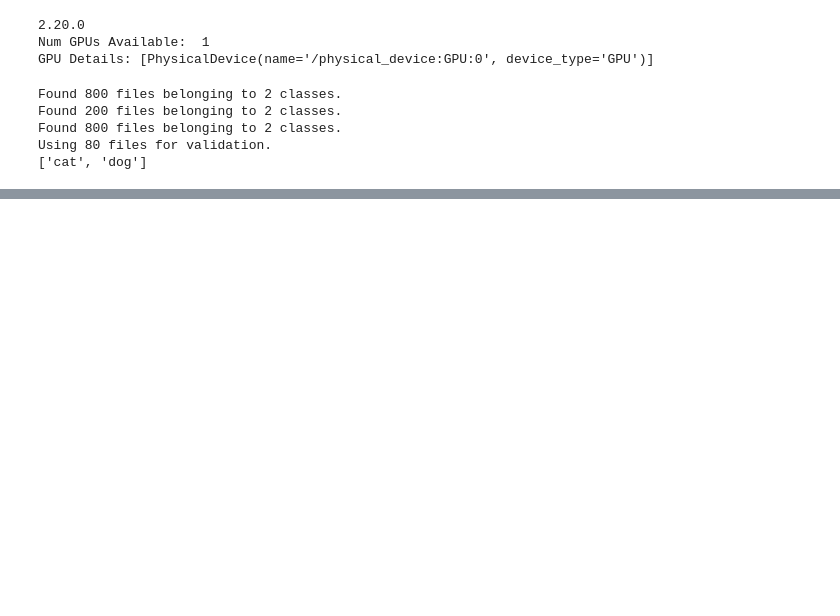
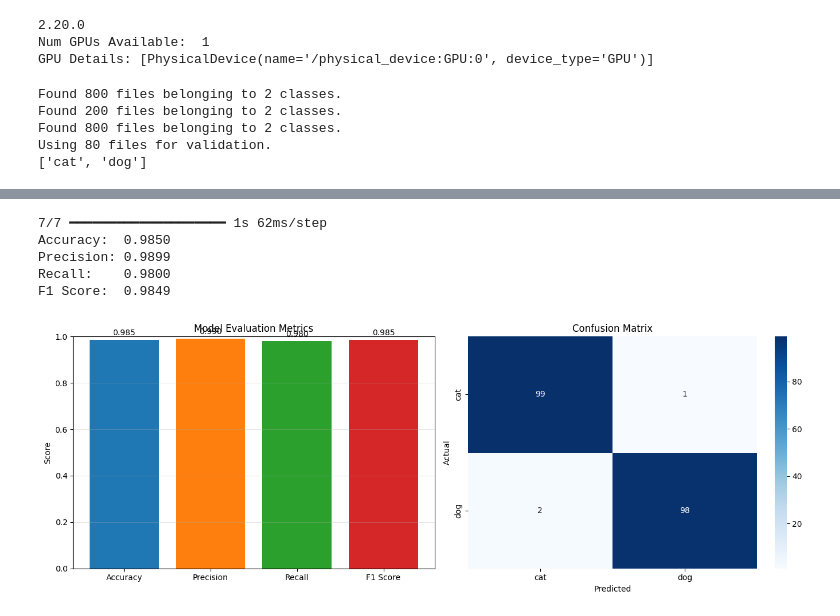
Before and after one commit to Superkai017/Cat-vs-Dog-classification, a Jupyter notebook: cat vs dog.ipynb, the cells around one changed output, grey strips where cells are left out. Cells and saved outputs as stored; diff of their text form; code cells hidden in the pictures; blank space fills up the shorter version.

```diff
--- a/cat vs dog.ipynb
+++ b/cat vs dog.ipynb
@@ -58,0 +217,56 @@ Using 80 files for validation.
+# %%
+from sklearn.metrics import accuracy_score, precision_score, recall_score, f1_score, confusion_matrix
+
+import matplotlib.pyplot as plt
+import seaborn as sns
+import numpy as np
+
+# Get true labels and predictions from your already-trained model
+y_true = np.concatenate([y.numpy() for x, y in test_ds], axis=0).flatten()
+y_pred_probs = model.predict(test_ds).flatten()
+y_pred = (y_pred_probs >= 0.5).astype(int)
+
+# Metrics
+acc = accuracy_score(y_true, y_pred)
+prec = precision_score(y_true, y_pred)
+rec = recall_score(y_true, y_pred)
+f1 = f1_score(y_true, y_pred)
+
+print(f"Accuracy:  {acc:.4f}")
+print(f"Precision: {prec:.4f}")
+print(f"Recall:    {rec:.4f}")
+print(f"F1 Score:  {f1:.4f}")
+
+# --- Plot 1: Metrics bar chart ---
+metrics = ["Accuracy", "Precision", "Recall", "F1 Score"]
+values = [acc, prec, rec, f1]
+
+fig, axes = plt.subplots(1, 2, figsize=(14, 5))
+
+bars = axes[0].bar(metrics, values, color=["#1f77b4", "#ff7f0e", "#2ca02c", "#d62728"])
+axes[0].set_ylim(0, 1.0)
+axes[0].set_title("Model Evaluation Metrics")
+axes[0].set_ylabel("Score")
+axes[0].grid(axis="y", alpha=0.3)
+
+for bar, val in zip(bars, values):
+    axes[0].text(bar.get_x() + bar.get_width()/2, val + 0.02, f"{val:.3f}",
+                 ha="center", fontsize=10)
+
+# --- Plot 2: Confusion matrix heatmap ---
+cm = confusion_matrix(y_true, y_pred)
+sns.heatmap(cm, annot=True, fmt="d", cmap="Blues",
+            xticklabels=class_names, yticklabels=class_names, ax=axes[1])
+axes[1].set_xlabel("Predicted")
+axes[1].set_ylabel("Actual")
+axes[1].set_title("Confusion Matrix")
+
+plt.tight_layout()
+plt.show()
+# %% [output]
+7/7 ━━━━━━━━━━━━━━━━━━━━ 1s 62ms/step
+Accuracy:  0.9850
+Precision: 0.9899
+Recall:    0.9800
+F1 Score:  0.9849
+[figure, added]
```
Also changed, not shown: parts of 13 cells of this notebook.
